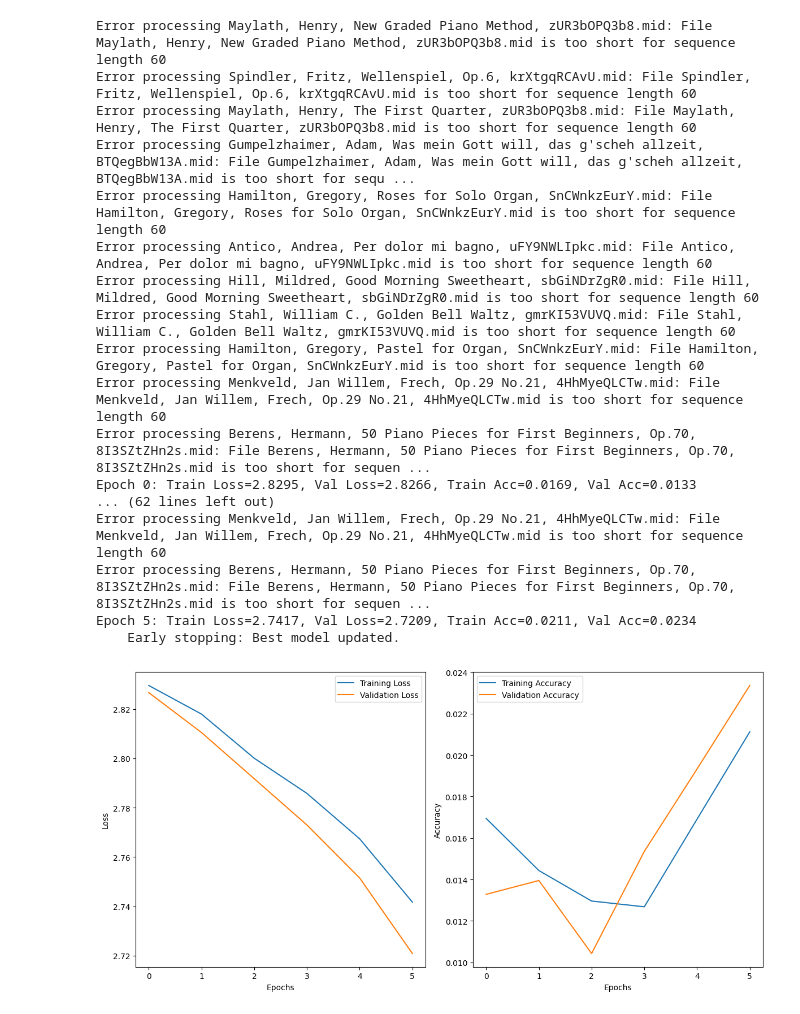
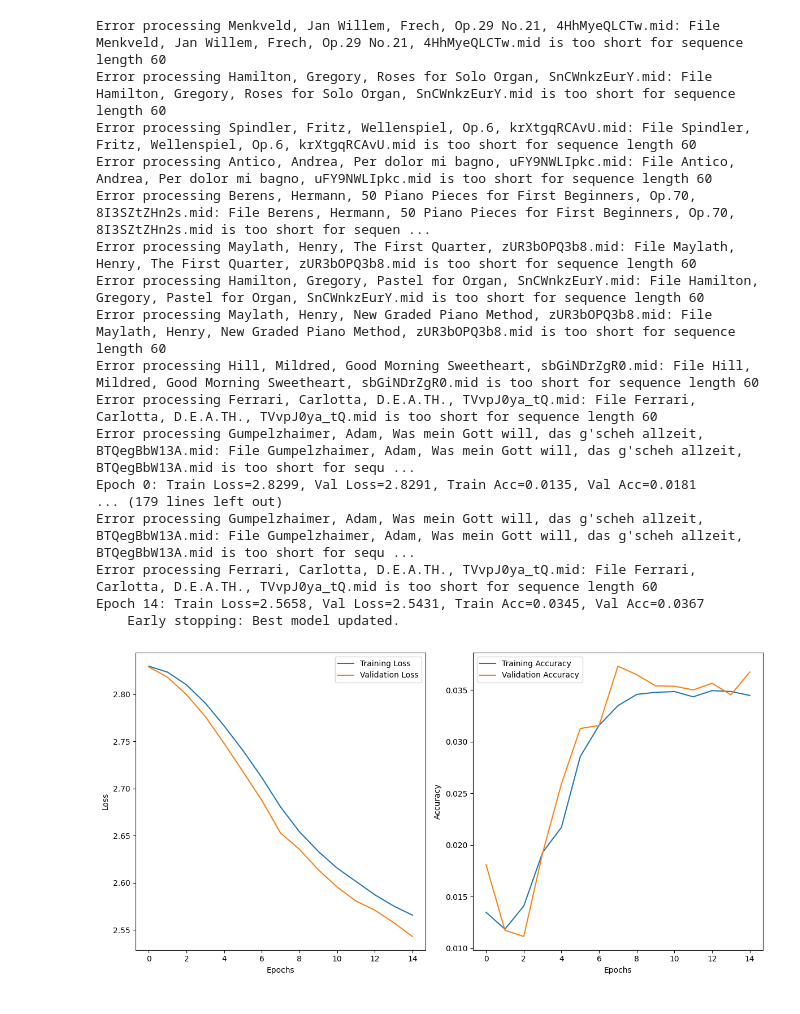
Before and after one commit to balintjanik/piano-midi-generation, a Jupyter notebook: model_1_train.ipynb, the cells around one changed output. Cells and saved outputs as stored; diff of their text form; code cells hidden in the pictures.

Commit message:
Added 15 epoch training to model 1

```diff
--- a/model_1_train.ipynb
+++ b/model_1_train.ipynb
@@ -69,34 +69,34 @@ model = LSTMModel(input_size, hidden_size, output_size, num_layers)
 # %%
 # Train model from ml_utils
 best_model, history = train_model(
     model=model,
     dataloaders={"train": dataloader_train, "val": dataloader_val},
     task_type="multiclass",
-    n_epochs=6,
+    n_epochs=15,
     learning_rate=0.001,
     device="cuda"
 )
 (train_losses, val_losses, train_accuracy, val_accuracy) = history
 plot_metrics(train_losses, val_losses, train_accuracy, val_accuracy)
 # %% [output]
+Error processing Menkveld, Jan Willem, Frech, Op.29 No.21, 4HhMyeQLCTw.mid: File Menkveld, Jan Willem, Frech, Op.29 No.21, 4HhMyeQLCTw.mid is too short for sequence length 60
+Error processing Hamilton, Gregory, Roses for Solo Organ, SnCWnkzEurY.mid: File Hamilton, Gregory, Roses for Solo Organ, SnCWnkzEurY.mid is too short for sequence length 60
+Error processing Spindler, Fritz, Wellenspiel, Op.6, krXtgqRCAvU.mid: File Spindler, Fritz, Wellenspiel, Op.6, krXtgqRCAvU.mid is too short for sequence length 60
+Error processing Antico, Andrea, Per dolor mi bagno, uFY9NWLIpkc.mid: File Antico, Andrea, Per dolor mi bagno, uFY9NWLIpkc.mid is too short for sequence length 60
+Error processing Berens, Hermann, 50 Piano Pieces for First Beginners, Op.70, 8I3SZtZHn2s.mid: File Berens, Hermann, 50 Piano Pieces for First Beginners, Op.70, 8I3SZtZHn2s.mid is too short for sequen ...
+Error processing Maylath, Henry, The First Quarter, zUR3bOPQ3b8.mid: File Maylath, Henry, The First Quarter, zUR3bOPQ3b8.mid is too short for sequence length 60
+Error processing Hamilton, Gregory, Pastel for Organ, SnCWnkzEurY.mid: File Hamilton, Gregory, Pastel for Organ, SnCWnkzEurY.mid is too short for sequence length 60
 Error processing Maylath, Henry, New Graded Piano Method, zUR3bOPQ3b8.mid: File Maylath, Henry, New Graded Piano Method, zUR3bOPQ3b8.mid is too short for sequence length 60
-Error processing Spindler, Fritz, Wellenspiel, Op.6, krXtgqRCAvU.mid: File Spindler, Fritz, Wellenspiel, Op.6, krXtgqRCAvU.mid is too short for sequence length 60
-Error processing Maylath, Henry, The First Quarter, zUR3bOPQ3b8.mid: File Maylath, Henry, The First Quarter, zUR3bOPQ3b8.mid is too short for sequence length 60
+Error processing Hill, Mildred, Good Morning Sweetheart, sbGiNDrZgR0.mid: File Hill, Mildred, Good Morning Sweetheart, sbGiNDrZgR0.mid is too short for sequence length 60
+Error processing Ferrari, Carlotta, D.E.A.TH., TVvpJ0ya_tQ.mid: File Ferrari, Carlotta, D.E.A.TH., TVvpJ0ya_tQ.mid is too short for sequence length 60
 Error processing Gumpelzhaimer, Adam, Was mein Gott will, das g'scheh allzeit, BTQegBbW13A.mid: File Gumpelzhaimer, Adam, Was mein Gott will, das g'scheh allzeit, BTQegBbW13A.mid is too short for sequ ...
-Error processing Hamilton, Gregory, Roses for Solo Organ, SnCWnkzEurY.mid: File Hamilton, Gregory, Roses for Solo Organ, SnCWnkzEurY.mid is too short for sequence length 60
-Error processing Antico, Andrea, Per dolor mi bagno, uFY9NWLIpkc.mid: File Antico, Andrea, Per dolor mi bagno, uFY9NWLIpkc.mid is too short for sequence length 60
-Error processing Hill, Mildred, Good Morning Sweetheart, sbGiNDrZgR0.mid: File Hill, Mildred, Good Morning Sweetheart, sbGiNDrZgR0.mid is too short for sequence length 60
-Error processing Stahl, William C., Golden Bell Waltz, gmrKI53VUVQ.mid: File Stahl, William C., Golden Bell Waltz, gmrKI53VUVQ.mid is too short for sequence length 60
-Error processing Hamilton, Gregory, Pastel for Organ, SnCWnkzEurY.mid: File Hamilton, Gregory, Pastel for Organ, SnCWnkzEurY.mid is too short for sequence length 60
-Error processing Menkveld, Jan Willem, Frech, Op.29 No.21, 4HhMyeQLCTw.mid: File Menkveld, Jan Willem, Frech, Op.29 No.21, 4HhMyeQLCTw.mid is too short for sequence length 60
-Error processing Berens, Hermann, 50 Piano Pieces for First Beginners, Op.70, 8I3SZtZHn2s.mid: File Berens, Hermann, 50 Piano Pieces for First Beginners, Op.70, 8I3SZtZHn2s.mid is too short for sequen ...
-Epoch 0: Train Loss=2.8295, Val Loss=2.8266, Train Acc=0.0169, Val Acc=0.0133
-... (62 lines left out)
-Error processing Menkveld, Jan Willem, Frech, Op.29 No.21, 4HhMyeQLCTw.mid: File Menkveld, Jan Willem, Frech, Op.29 No.21, 4HhMyeQLCTw.mid is too short for sequence length 60
-Error processing Berens, Hermann, 50 Piano Pieces for First Beginners, Op.70, 8I3SZtZHn2s.mid: File Berens, Hermann, 50 Piano Pieces for First Beginners, Op.70, 8I3SZtZHn2s.mid is too short for sequen ...
-Epoch 5: Train Loss=2.7417, Val Loss=2.7209, Train Acc=0.0211, Val Acc=0.0234
+Epoch 0: Train Loss=2.8299, Val Loss=2.8291, Train Acc=0.0135, Val Acc=0.0181
+... (179 lines left out)
+Error processing Gumpelzhaimer, Adam, Was mein Gott will, das g'scheh allzeit, BTQegBbW13A.mid: File Gumpelzhaimer, Adam, Was mein Gott will, das g'scheh allzeit, BTQegBbW13A.mid is too short for sequ ...
+Error processing Ferrari, Carlotta, D.E.A.TH., TVvpJ0ya_tQ.mid: File Ferrari, Carlotta, D.E.A.TH., TVvpJ0ya_tQ.mid is too short for sequence length 60
+Epoch 14: Train Loss=2.5658, Val Loss=2.5431, Train Acc=0.0345, Val Acc=0.0367
     Early stopping: Best model updated.
-[figure, old version]
+[figure, new version]
 # %%
 # Test model from ml_utils
 test_model(best_model, dataloader_test, nn.CrossEntropyLoss(), task_type="multiclass", device="cuda")
```
Also changed, not shown: parts of 1 cell of this notebook, 1 other file.
